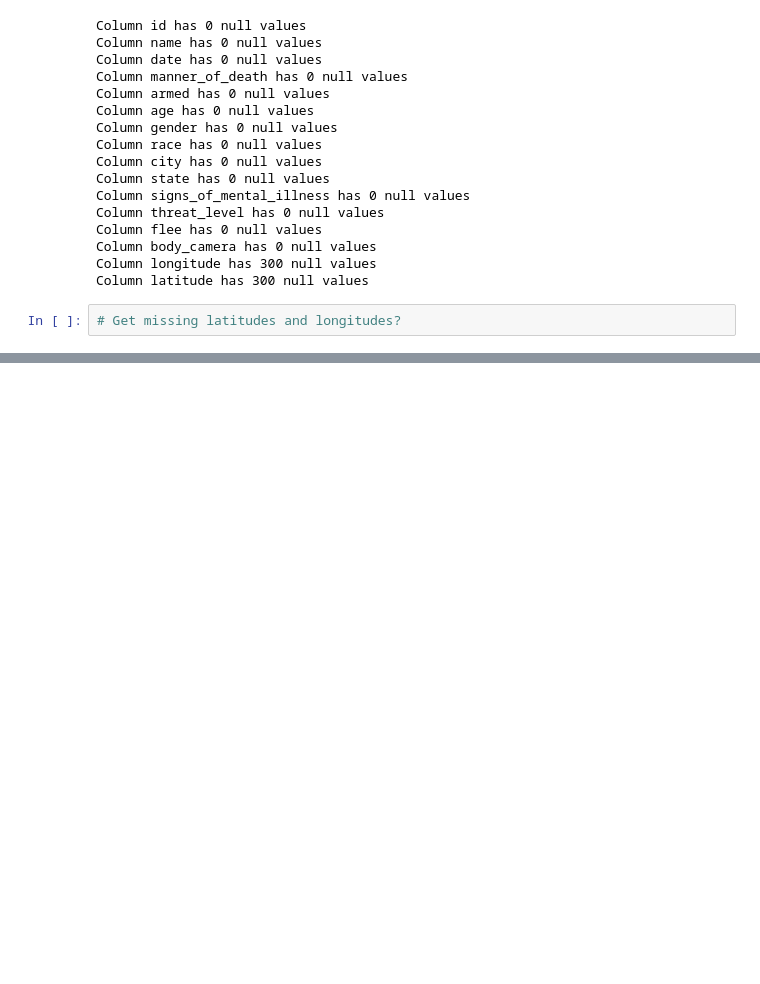
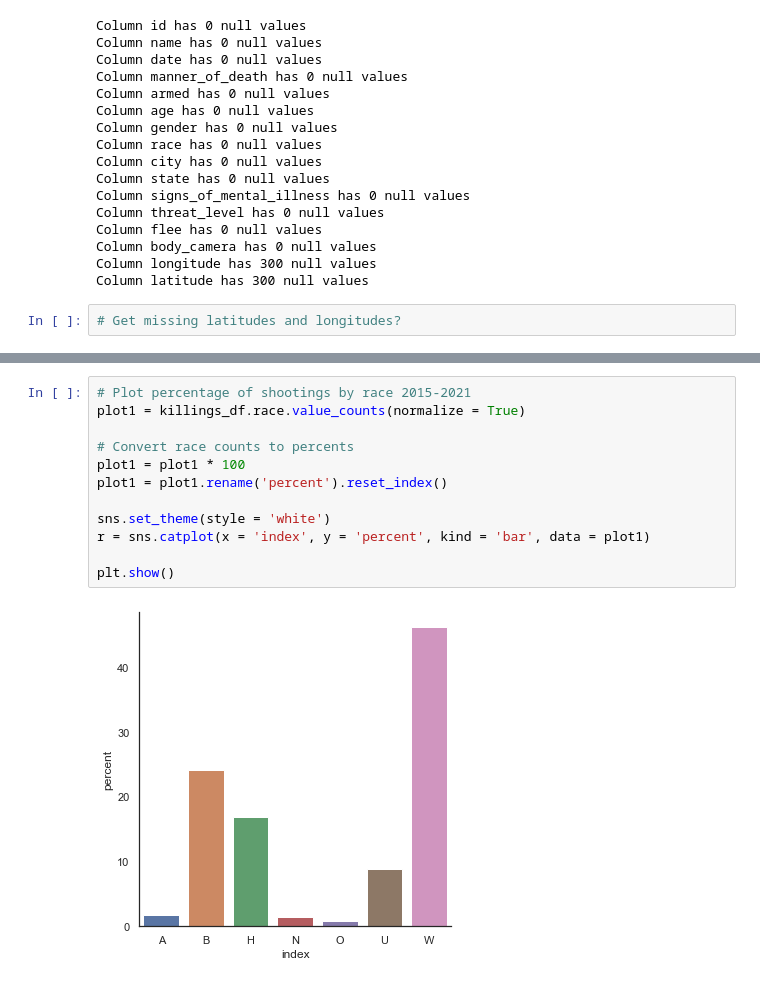
Before and after one commit to TamaraGR/Police_Violence_Analysis, a Jupyter notebook: New_ML_Model_Mockup.ipynb, the cells around one changed output, grey strips where cells are left out. Cells and saved outputs as stored; diff of their text form; blank space fills up the shorter version.

```diff
--- a/New_ML_Model_Mockup.ipynb
+++ b/New_ML_Model_Mockup.ipynb
@@ -217,0 +246,14 @@ Column latitude has 300 null values
+# %%
+# Plot percentage of shootings by race 2015-2021
+plot1 = killings_df.race.value_counts(normalize = True)
+
+# Convert race counts to percents
+plot1 = plot1 * 100
+plot1 = plot1.rename('percent').reset_index()
+
+sns.set_theme(style = 'white')
+r = sns.catplot(x = 'index', y = 'percent', kind = 'bar', data = plot1)
+
+plt.show()
+# %% [output]
+[figure, added]
```
Also changed, not shown: parts of 9 cells of this notebook.
